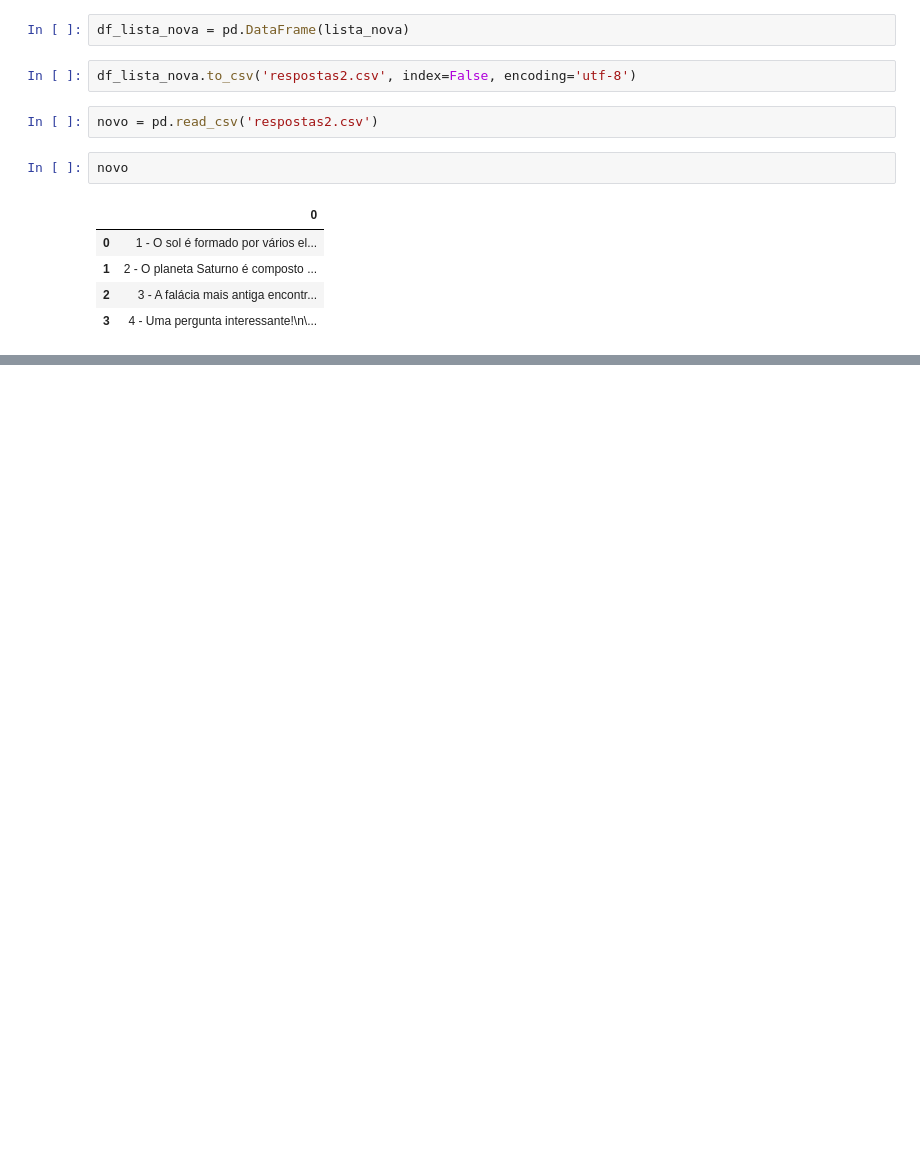
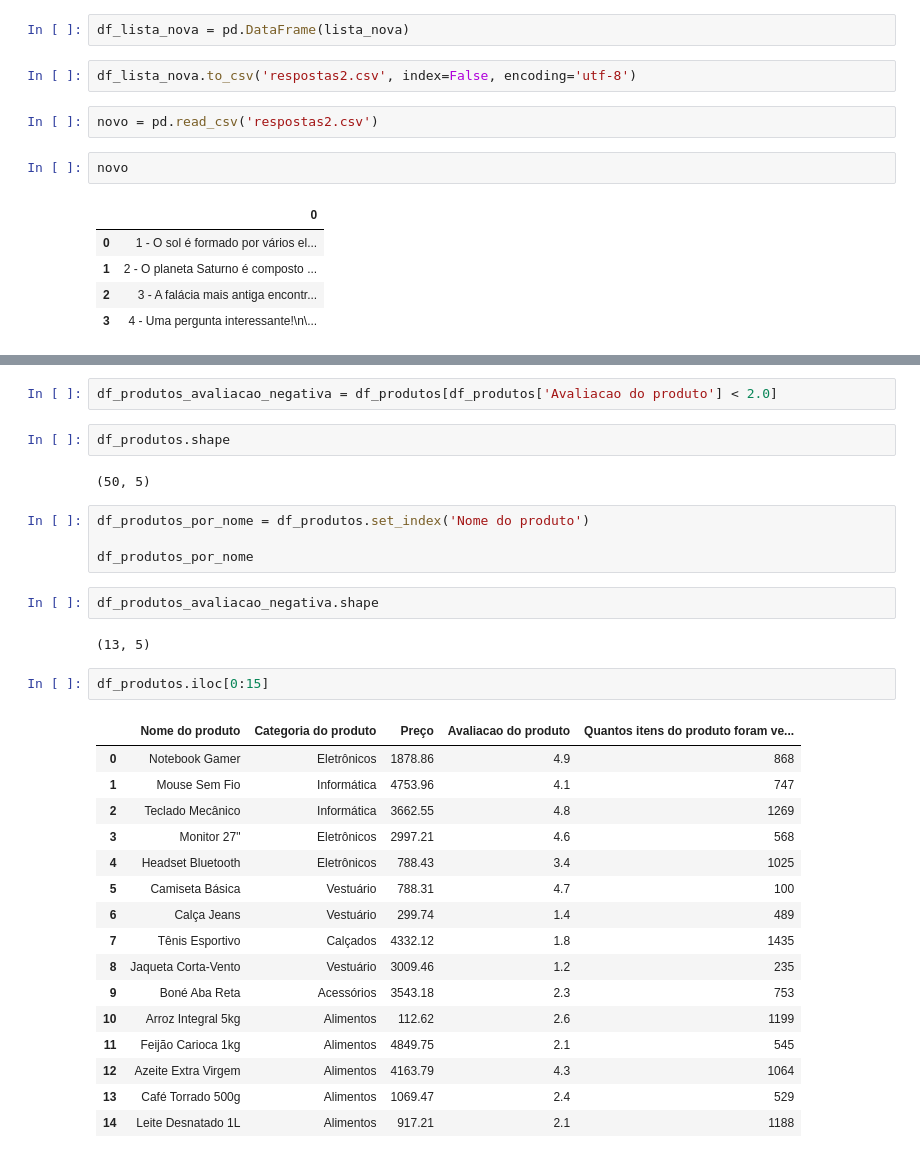
Before and after one commit to Du442/AI-studies, a Jupyter notebook: second-class.ipynb, the cells around one changed output, grey strips where cells are left out. Drawn from its saved outputs; the diff is of its cells as text; blank space fills up the shorter version.

```diff
--- a/second-class.ipynb
+++ b/second-class.ipynb
@@ -356,0 +454,33 @@ novo
+# %%
+df_produtos_avaliacao_negativa = df_produtos[df_produtos['Avaliacao do produto'] < 2.0]
+# %%
+df_produtos.shape
+# %% [output]
+(50, 5)
+# %%
+df_produtos_por_nome = df_produtos.set_index('Nome do produto')
+
+df_produtos_por_nome
+# %%
+df_produtos_avaliacao_negativa.shape
+# %% [output]
+(13, 5)
+# %%
+df_produtos.iloc[0:15]
+# %% [output]
+|  | Nome do produto | Categoria do produto | Preço | Avaliacao do produto | Quantos itens do produto foram ve... |
+| 0 | Notebook Gamer | Eletrônicos | 1878.86 | 4.9 | 868 |
+| 1 | Mouse Sem Fio | Informática | 4753.96 | 4.1 | 747 |
+| 2 | Teclado Mecânico | Informática | 3662.55 | 4.8 | 1269 |
+| 3 | Monitor 27" | Eletrônicos | 2997.21 | 4.6 | 568 |
+| 4 | Headset Bluetooth | Eletrônicos | 788.43 | 3.4 | 1025 |
+| 5 | Camiseta Básica | Vestuário | 788.31 | 4.7 | 100 |
+| 6 | Calça Jeans | Vestuário | 299.74 | 1.4 | 489 |
+| 7 | Tênis Esportivo | Calçados | 4332.12 | 1.8 | 1435 |
+| 8 | Jaqueta Corta-Vento | Vestuário | 3009.46 | 1.2 | 235 |
+| 9 | Boné Aba Reta | Acessórios | 3543.18 | 2.3 | 753 |
+| 10 | Arroz Integral 5kg | Alimentos | 112.62 | 2.6 | 1199 |
+| 11 | Feijão Carioca 1kg | Alimentos | 4849.75 | 2.1 | 545 |
+| 12 | Azeite Extra Virgem | Alimentos | 4163.79 | 4.3 | 1064 |
+| 13 | Café Torrado 500g | Alimentos | 1069.47 | 2.4 | 529 |
+| 14 | Leite Desnatado 1L | Alimentos | 917.21 | 2.1 | 1188 |
```
Also changed, not shown: parts of 12 cells of this notebook.
